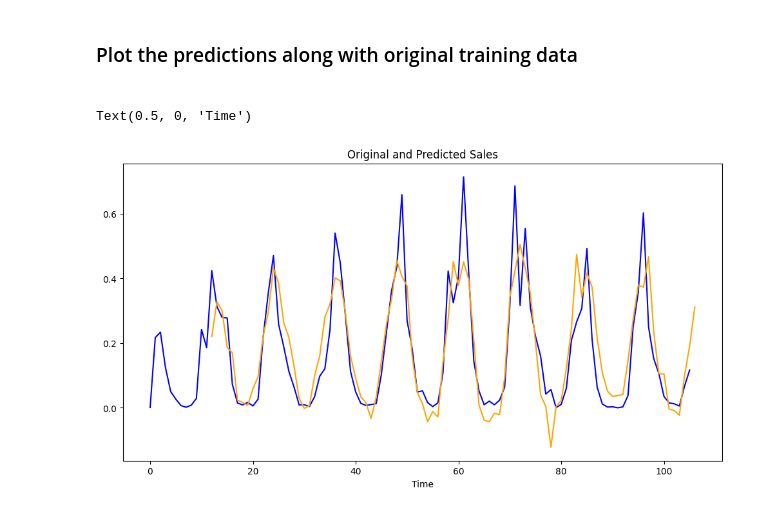
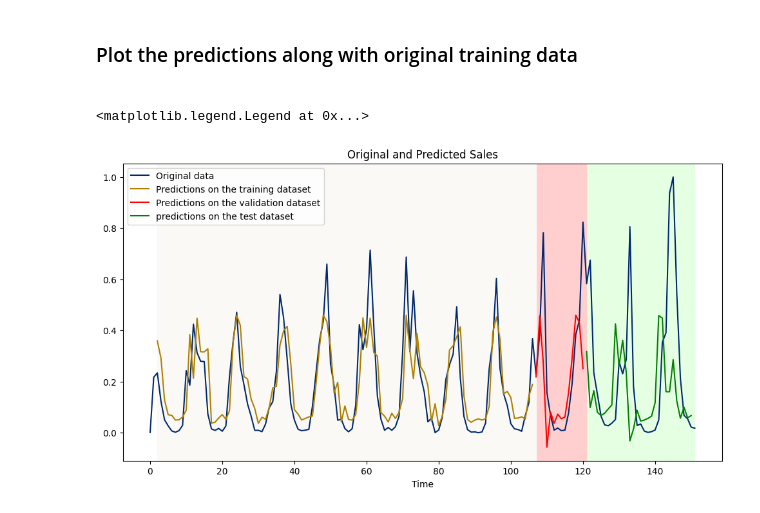
Before and after one commit to perviz822/amazon_stock_price_predictor, a Jupyter notebook: single_layer_neural_network.ipynb, the cells around one changed output. Drawn from its saved outputs; the diff is of its cells as text; code cells hidden in the pictures.

Commit message:
predictions for validation and test data added to the plat for new  deep neural network

```diff
--- a/single_layer_neural_network.ipynb
+++ b/single_layer_neural_network.ipynb
@@ -251,0 +263,5 @@ predict_dataset = predict_dataset.batch(1).prefetch(1)
+# %%
+predict_vald_dataset = tf.data.Dataset.from_tensor_slices(validation_df)
+predict_vald_dataset = predict_vald_dataset.window(window_size, shift=1, drop_remainder=True)
+predict_vald_dataset = predict_vald_dataset.flat_map(lambda window: window.batch(window_size))
+predict_vald_dataset = predict_vald_dataset.batch(window_size).prefetch(1)
@@ -252,3 +270,8 @@ predict_dataset = predict_dataset.batch(1).prefetch(1)
+# %%
+predict_test_dataset = tf.data.Dataset.from_tensor_slices(test_df)
+predict_test_dataset = predict_test_dataset.window(window_size, shift=1, drop_remainder=True)
+predict_test_dataset = predict_test_dataset.flat_map(lambda window: window.batch(window_size))
+predict_test_dataset = predict_test_dataset.batch(window_size).prefetch(1)
 # %% [markdown]
 <h3> Make the predictions on the training dataset <h3>
 # %%
@@ -264,0 +287,2 @@ rescaled_predictions = predictions.flatten()
+# %%
+predictions_vald =  model.predict(predict_vald_dataset)
@@ -264,0 +294,3 @@ rescaled_predictions = predictions.flatten()
+# %%
+predictions_test =  model.predict(predict_test_dataset)
+print(len(predictions_test))
@@ -265,14 +301,24 @@ rescaled_predictions = predictions.flatten()
 # %% [markdown]
 <h3> Plot the predictions along with  original training data <h3>
-# %%
-# Plotting
-plt.figure(figsize=(12, 6))
-# Original data
-plt.plot(range(len(training_df)), training_df.flatten(), label='Original Sales', color='blue')
-# Predictions (shifted to align with original data)
-plt.plot(range(window_size, len(rescaled_predictions) + window_size), rescaled_predictions, label='Predictions', color='orange')
-plt.title('Original and Predicted Sales')
-plt.xlabel('Time')
-# %% [output]
-Text(0.5, 0, 'Time')
-[figure, removed]
+# %%
+# Plotting
+plt.figure(figsize=(12, 6))
+plt.title('Original and Predicted Sales')
+
+# Original data
+plt.plot(range(len(product_df)), product_df.flatten(),  color='#002970',label='Original data')
+plt.plot(range(window_size, len(predictions) + window_size), predictions,  color='#AF8000',label='Predictions on the training dataset')
+plt.plot(range(len(predictions) +window_size, len(predictions) +window_size+len(predictions_vald)),predictions_vald,color='red',label='Predictions on the validation dataset')
+plt.plot(range(validation_end,len(product_df)-1), predictions_test,color='green',label='predictions on the test dataset')
+
+
+plt.axvspan(xmin=validation_end,xmax=len(product_df)-1,color='#E5FFE2')
+plt.axvspan(xmin=len(predictions)+window_size,xmax=len(predictions) +window_size+len(predictions_vald),color='#FFCECE')
+plt.axvspan(xmin=window_size,xmax=len(predictions) + window_size,color='#FAF9F6')
+
+
+plt.xlabel('Time')
+plt.legend()
+# %% [output]
+<matplotlib.legend.Legend at 0x...>
+[figure, added]
```
Also changed, not shown: parts of 17 cells of this notebook, 3 other files.
